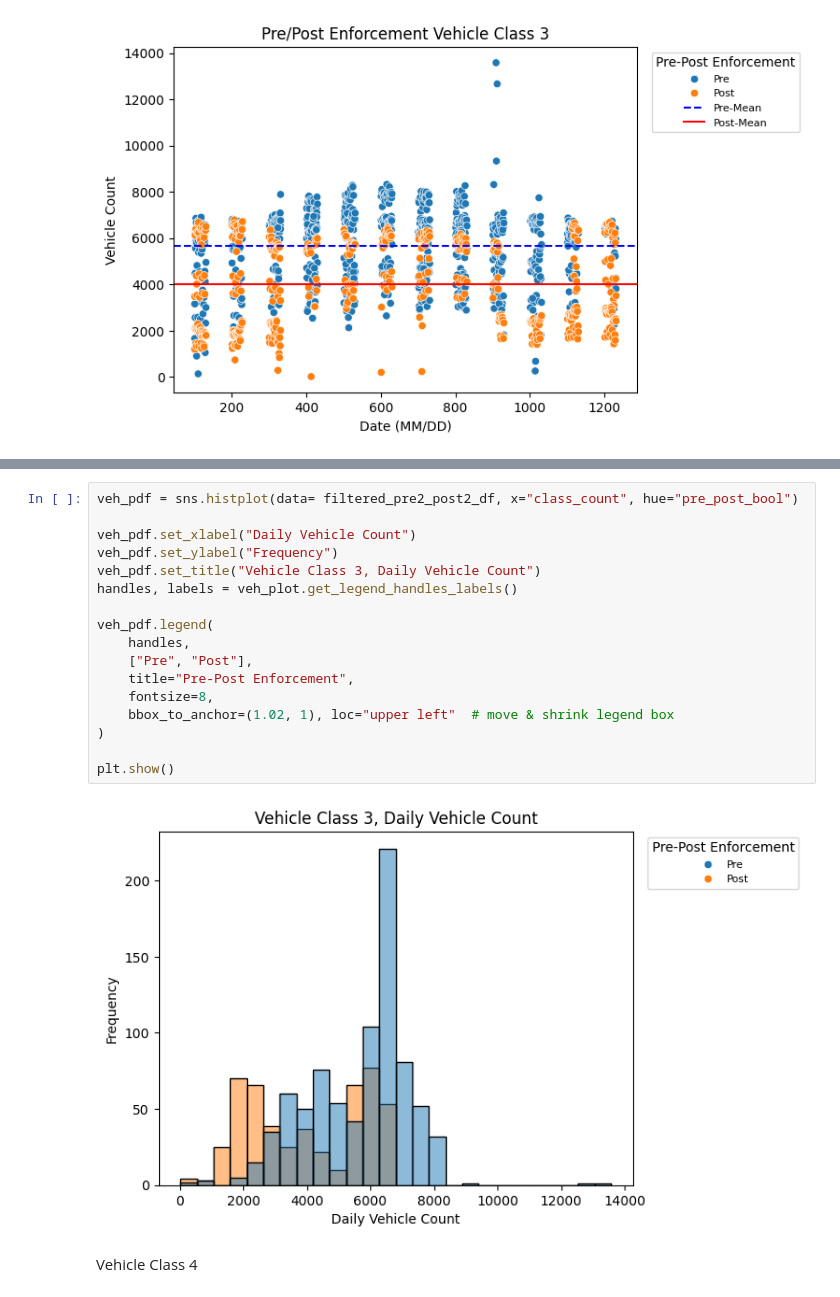
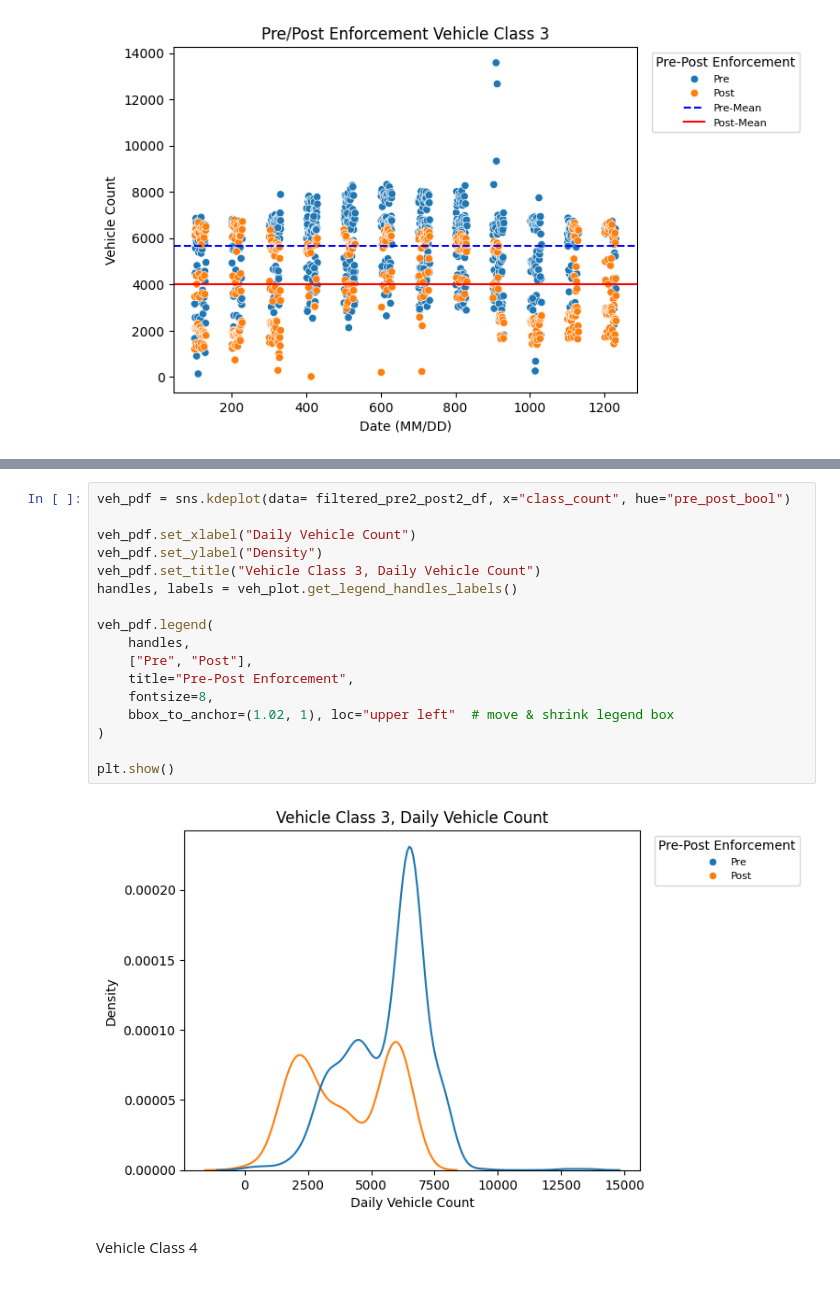
Before and after one commit to rda329/Fall25_Capstone_DSE, a Jupyter notebook: Data_Exploration/DailyVehicleCount.ipynb, the cells around one changed output, grey strips where cells are left out. Drawn from its saved outputs; the diff is of its cells as text.

Commit message:
Converted Histoplots to KDE plot

```diff
--- a/Data_Exploration/DailyVehicleCount.ipynb
+++ b/Data_Exploration/DailyVehicleCount.ipynb
@@ -612,24 +612,24 @@ min        20.000000
 max      6790.000000
 Name: class_count, dtype: float64
 # %%
-veh_pdf = sns.histplot(data= filtered_pre2_post2_df, x="class_count", hue="pre_post_bool")
+veh_pdf = sns.kdeplot(data= filtered_pre2_post2_df, x="class_count", hue="pre_post_bool")
 
 veh_pdf.set_xlabel("Daily Vehicle Count")
-veh_pdf.set_ylabel("Frequency")
+veh_pdf.set_ylabel("Density")
 veh_pdf.set_title("Vehicle Class 3, Daily Vehicle Count")
 handles, labels = veh_plot.get_legend_handles_labels()
 
 veh_pdf.legend(
     handles,
     ["Pre", "Post"],
     title="Pre-Post Enforcement",
     fontsize=8,
     bbox_to_anchor=(1.02, 1), loc="upper left"  # move & shrink legend box
 )
 
 plt.show()
 # %% [output]
-[figure, old version]
+[figure, new version]
 # %% [markdown]
 Vehicle Class 4
 # %%
```
Also changed, not shown: parts of 43 cells of this notebook.
